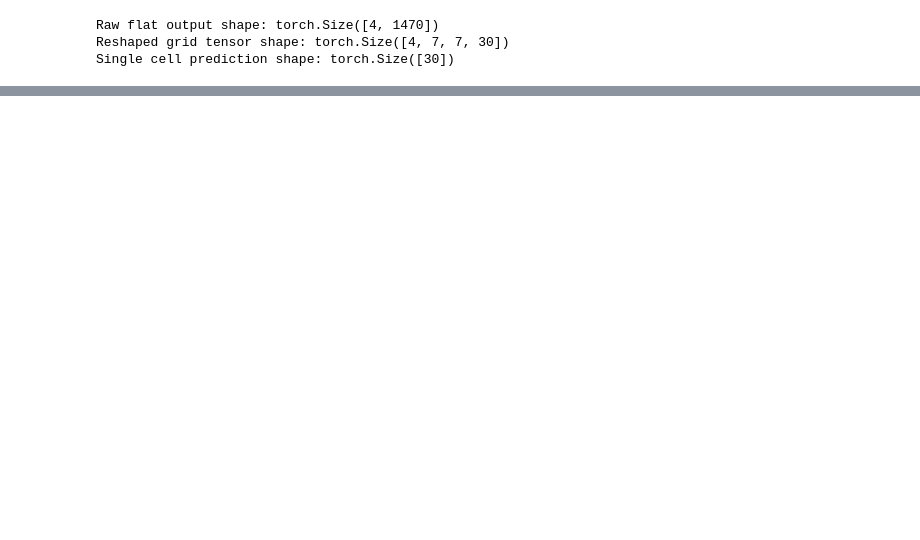
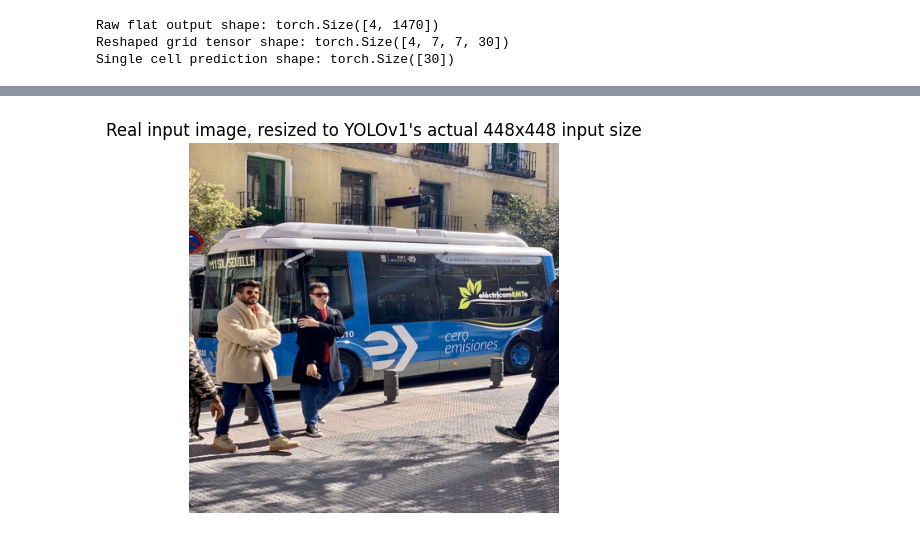
Before and after one commit to Yuvrajtakk/ml-internship, a Jupyter notebook: YOLO family/YOLO_family.ipynb, the cells around one changed output, grey strips where cells are left out. Saved outputs shown, nothing was run; the diff lists cells and outputs as text; code cells hidden in the pictures; blank space fills up the shorter version.

Commit message:
YOLO v1 implementation

```diff
--- a/YOLO family/YOLO_family.ipynb
+++ b/YOLO family/YOLO_family.ipynb
@@ -317,0 +609,20 @@ Single cell prediction shape: torch.Size([30])
+# %%
+# Download two real-world images -- the exact demo images used in official
+# YOLO repositories (Ultralytics) for testing production pipelines.
+!curl -sL -o bus.jpg https://raw.githubusercontent.com/ultralytics/yolov5/master/data/images/bus.jpg
+
+from PIL import Image
+import matplotlib.pyplot as plt
+import matplotlib.patches as patches
+
+# Real YOLOv1 always resizes input to 448x448 before feeding the CNN --
+# this is the actual production preprocessing step, not a toy simplification.
+im = Image.open('bus.jpg').resize((448, 448))
+im.save('bus_448.jpg')
+
+plt.imshow(im)
+plt.title("Real input image, resized to YOLOv1's actual 448x448 input size")
+plt.axis('off')
+plt.show()
+# %% [output]
+[figure, added]
```
Also changed, not shown: parts of 11 cells of this notebook, 5 other files.
